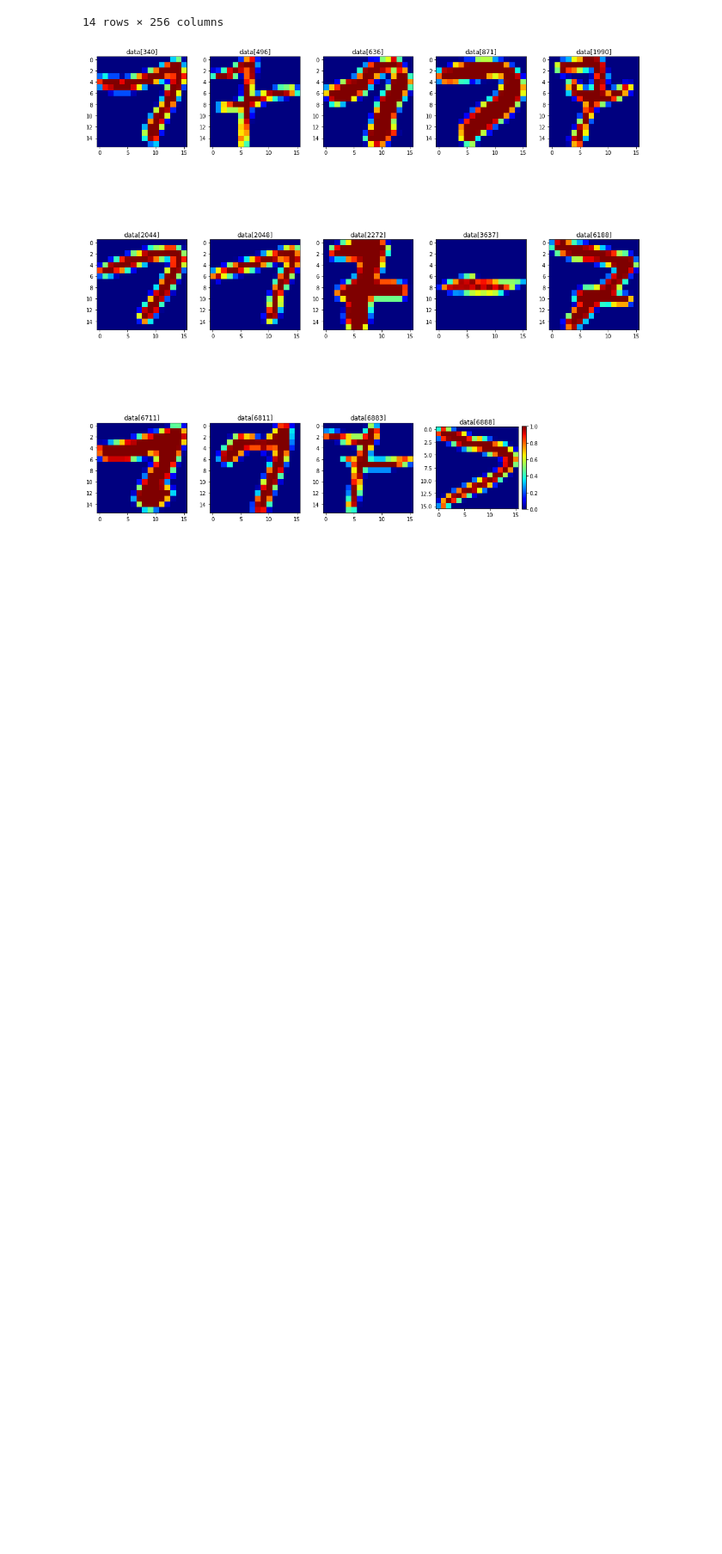
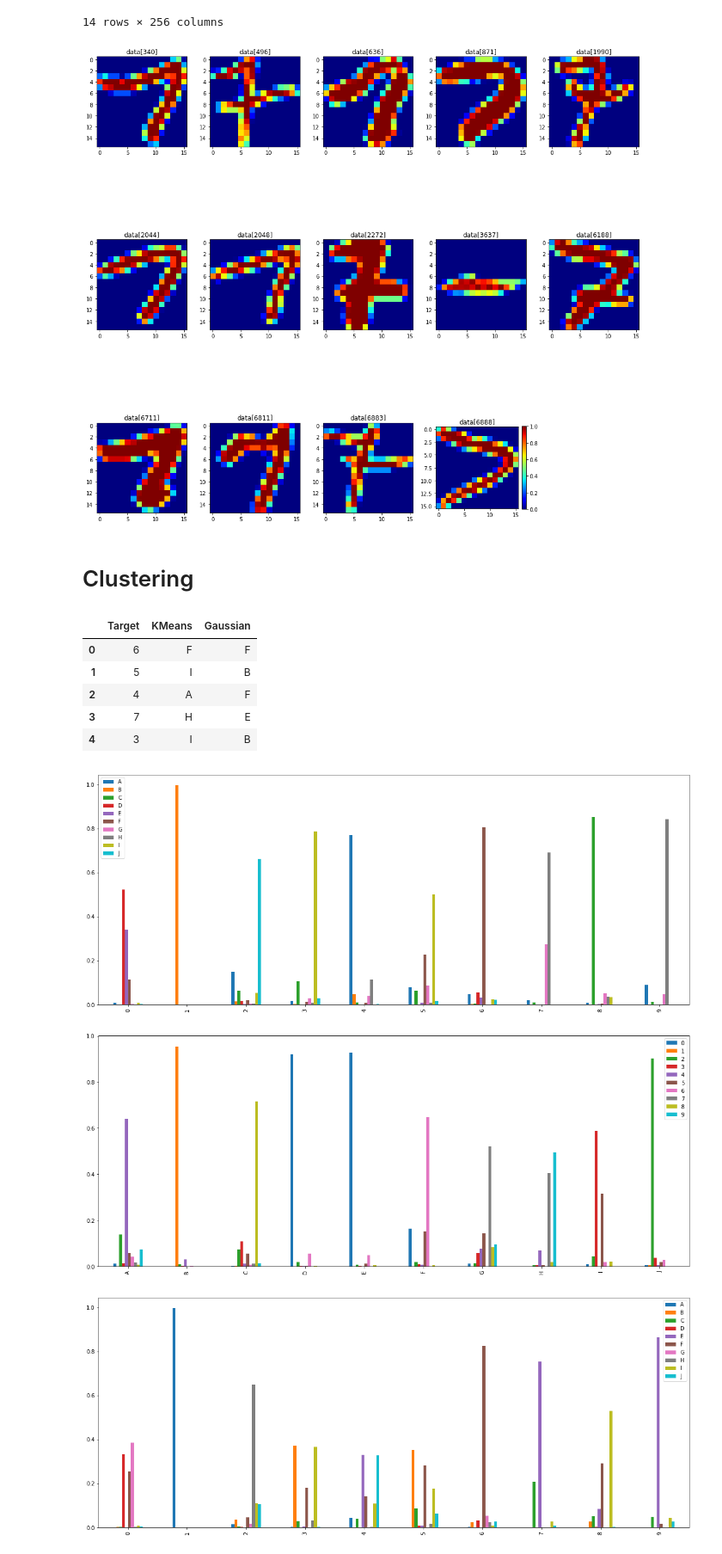
Before and after one commit to r9d9/descript_analysis, a Jupyter notebook: Descriptives_Digits.ipynb, the cells around one changed output. Shown at 86% size. Saved outputs shown, nothing was run; the diff lists cells and outputs as text; code cells hidden in the pictures; blank space fills up the shorter version.

```diff
--- a/Descriptives_Digits.ipynb
+++ b/Descriptives_Digits.ipynb
@@ -15,6 +16,10 @@ norm_data.iloc[:,1:] = scaler.fit_transform(norm_data.iloc[:,1:]) # data is tran
 #MinMaxScaler: see http://scikit-learn.org/stable/modules/generated/sklearn.preprocessing.MinMaxScaler.html
 display(data.head())
 display(norm_data.head())
+zstand_scaler = prep.StandardScaler()
+zstand_data = data.copy()
+zstand_data.iloc[:,1:] = zstand_scaler.fit_transform(zstand_data.iloc[:,1:])
+display(zstand_data.head())
 # %% [output]
 |  | 0 | 1 | 2 | 3 | 4 | 5 | 6 | 7 | 8 | 9 | ... | ... |
 | 0 | 6.0 | -1.0 | -1.0 | -1.0 | -1.000 | -1.000 | -1.000 | -1.000 | -0.631 | 0.862 | ... | ... |
@@ -263,3 +275,5 @@ vector_mean_3 = data_3.mean()
 vector_mean_3.index = range(vector_mean_3.shape[0])
 both = pd.concat([vector_mean_3_flattened,vector_mean_3],axis=1)
 #display(both)
+# %% [markdown]
+# Clustering
@@ -265,0 +349,16 @@ both = pd.concat([vector_mean_3_flattened,vector_mean_3],axis=1)
+# %%
+res = run_cluster_analysis(zstand_data)
+make_barplot("KMeans",res)
+make_barplot("Gaussian",res)
+print_subplots_all_clusters("KMeans","median",res)
+print_subplots_all_clusters("Gaussian","median",res)
+# %% [output]
+|  | Target | KMeans | Gaussian |
+| 0 | 6 | F | F |
+| 1 | 5 | I | B |
+| 2 | 4 | A | F |
+| 3 | 7 | H | E |
+| 4 | 3 | I | B |
+[figure, added]
+[figure, added]
+[figure, added]
```
Also changed, not shown: parts of 9 cells of this notebook, 4 other files.
